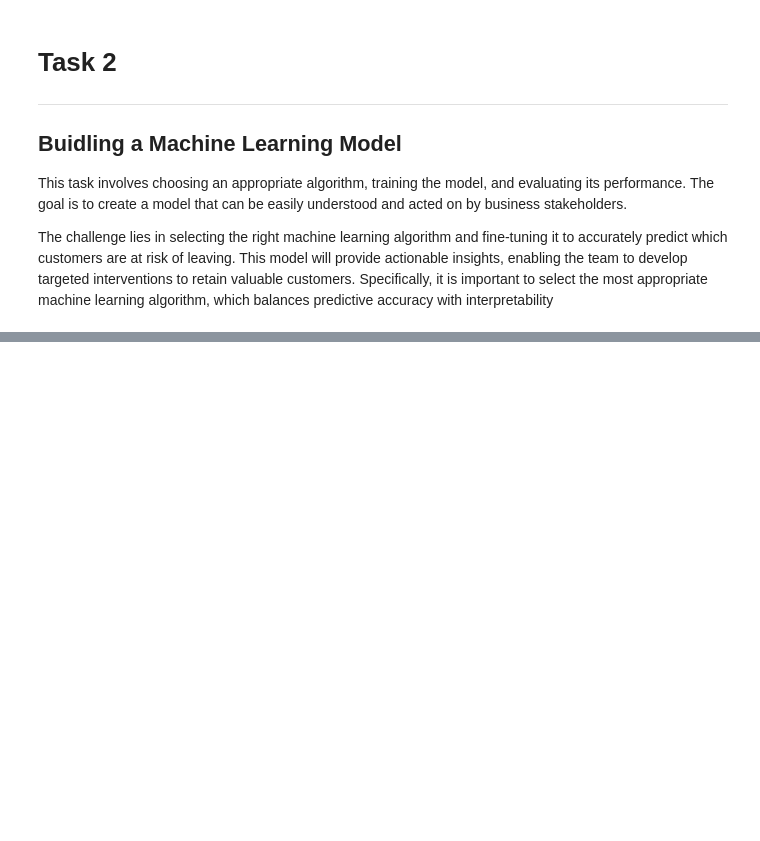
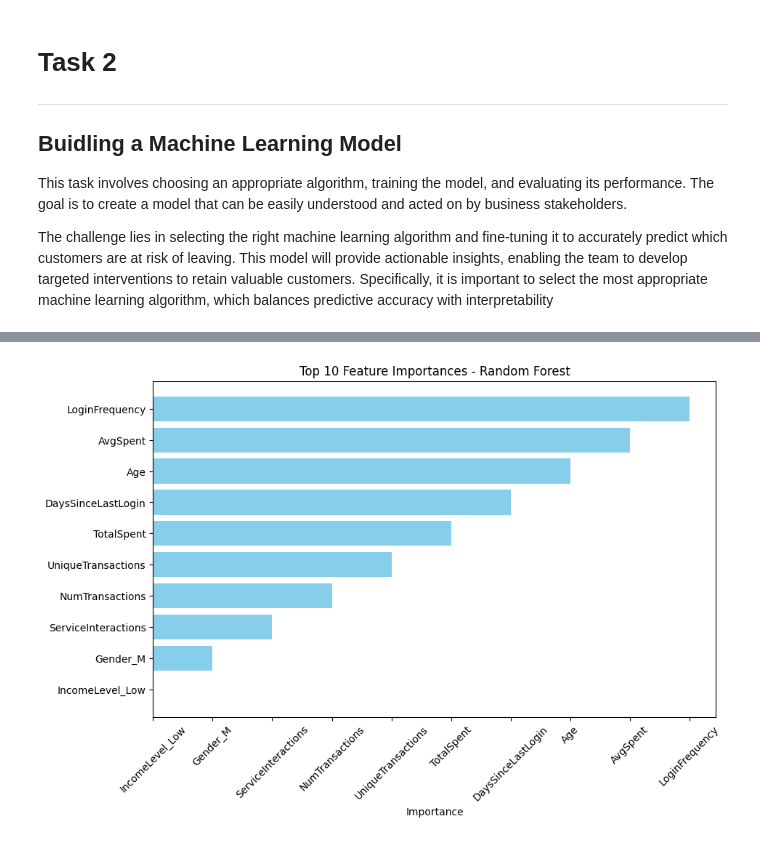
Before and after one commit to ethanaire/Lloyds-Banking-Group-Data-Science-Analytics, a Jupyter notebook: Task 2 - Build a Predictive Model.ipynb, the cells around one changed output, grey strips where cells are left out. Drawn from its saved outputs; the diff is of its cells as text; code cells hidden in the pictures; blank space fills up the shorter version.

Commit message:
initial fit and hyperparam tuning for models

```diff
--- a/Task 2 - Build a Predictive Model.ipynb
+++ b/Task 2 - Build a Predictive Model.ipynb
@@ -114,0 +59,4 @@ encoded_df.to_csv("Data/processed_churn_csv", index=False)
+# %%
+# Apply SMOTE
+smote = SMOTE(random_state=42)
+X_resampled, y_resampled = smote.fit_resample(X_train, y_train)
@@ -114,0 +95,29 @@ encoded_df.to_csv("Data/processed_churn_csv", index=False)
+# %%
+# Grid search and evaluation
+best_models = {}
+importances = {}
+
+for name, model in models.items():
+    print(f"\nTuning and evaluating {name}...")
+    grid = GridSearchCV(model, param_grids[name], cv=5, scoring='f1', n_jobs=-1, error_score='raise')
+    try:
+        # fix column names for XGBoost
+        X_resampled.columns = X_resampled.columns.str.replace(r"[\[\]<>]", "", regex=True)
+        X_test.columns = X_test.columns.str.replace(r"[\[\]<>]", "", regex=True)
+
+        # Train all models
+        grid.fit(X_resampled, y_resampled)
+        best_models[name] = grid.best_estimator_
+        y_pred = grid.predict(X_test)
+        print("Best Parameters:", grid.best_params_)
+        print(confusion_matrix(y_test, y_pred))
+        print(classification_report(y_test, y_pred))
+        print("Precision:", precision_score(y_test, y_pred))
+        print("Recall:", recall_score(y_test, y_pred))
+        print("F1 Score:", f1_score(y_test, y_pred))
+
+        # Feature importance (if available)
+        if hasattr(grid.best_estimator_, 'feature_importances_'):
+            importances[name] = grid.best_estimator_.feature_importances_
+    except Exception as e:
+        print(f"Model {name} failed during GridSearchCV: {e}")
@@ -114,0 +150,13 @@ encoded_df.to_csv("Data/processed_churn_csv", index=False)
+# %%
+# Plot feature importances for tree-based models
+for name in importances:
+    plt.figure(figsize=(10, 6))
+    sorted_idx = np.argsort(importances[name])[-10:]
+    plt.barh(range(len(sorted_idx)), np.array(X.columns)[sorted_idx], color='skyblue')
+    plt.title(f"Top 10 Feature Importances - {name}")
+    plt.xlabel("Importance")
+    plt.xticks(rotation=45)
+    plt.yticks(range(len(sorted_idx)), np.array(X.columns)[sorted_idx])
+    plt.show()
+# %% [output]
+[figure, added]
```
Also changed, not shown: parts of 38 cells of this notebook.
